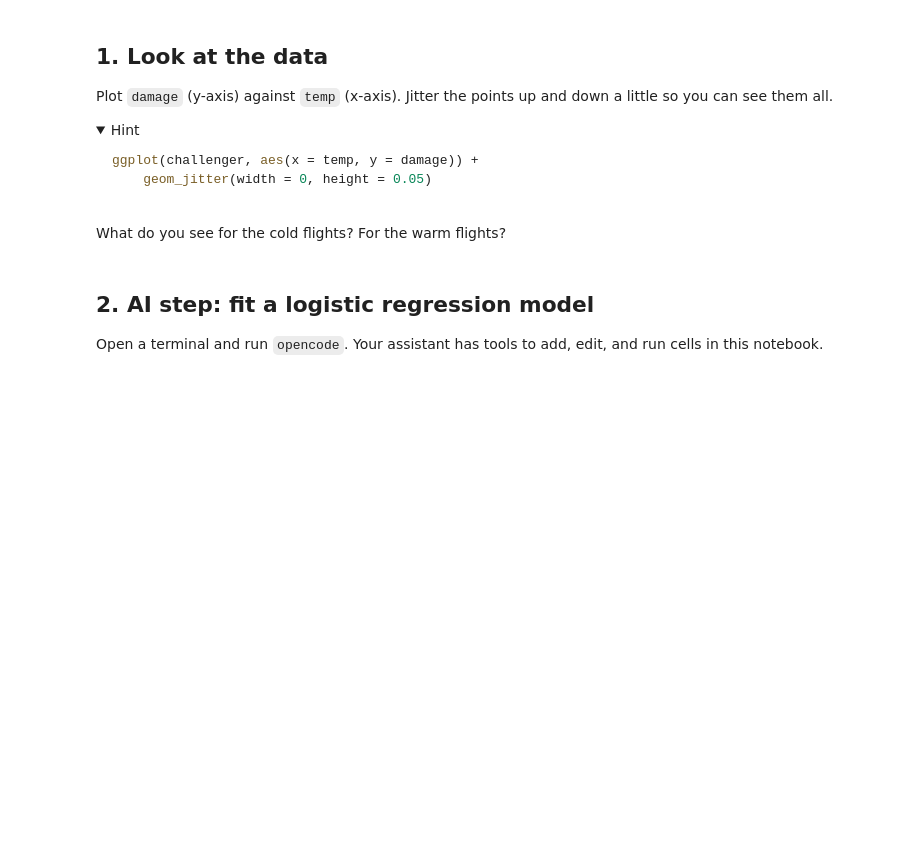
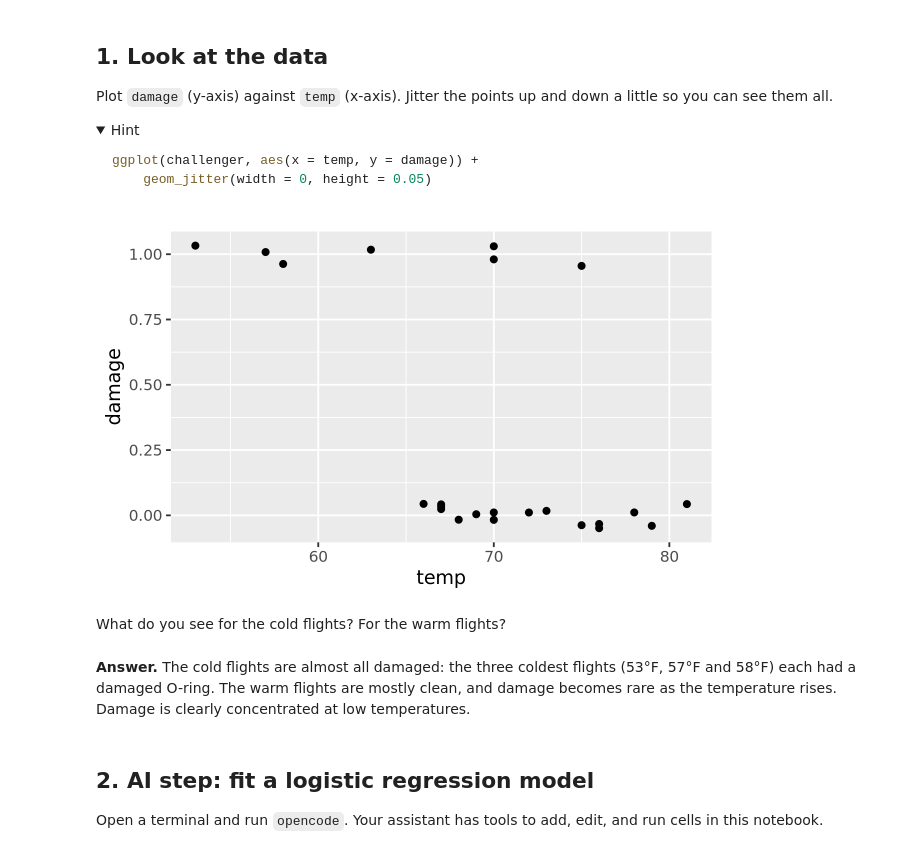
Before and after one commit to momowl/codespace, a Jupyter notebook: exercises/11-challenger-exercise.ipynb, the cells around one changed output. Drawn from its saved outputs; the diff is of its cells as text; code cells hidden in the pictures; folded sections open; blank space fills up the shorter version.

Commit message:
complete exercises/11-challenger-exercise.ipynb

````diff
--- a/exercises/11-challenger-exercise.ipynb
+++ b/exercises/11-challenger-exercise.ipynb
@@ -52,8 +73,15 @@ ggplot(challenger, aes(x = temp, y = damage)) +
 ```
 
 </details>
+# %%
+ggplot(challenger, aes(x = temp, y = damage)) +
+    geom_jitter(width = 0, height = 0.05)
+# %% [output]
+[figure, added]
 # %% [markdown]
 What do you see for the cold flights? For the warm flights?
+# %% [markdown]
+**Answer.** The cold flights are almost all damaged: the three coldest flights (53°F, 57°F and 58°F) each had a damaged O-ring. The warm flights are mostly clean, and damage becomes rare as the temperature rises. Damage is clearly concentrated at low temperatures.
 # %% [markdown]
 ## 2. AI step: fit a logistic regression model
 
````
Also changed, not shown: parts of 7 cells of this notebook.
